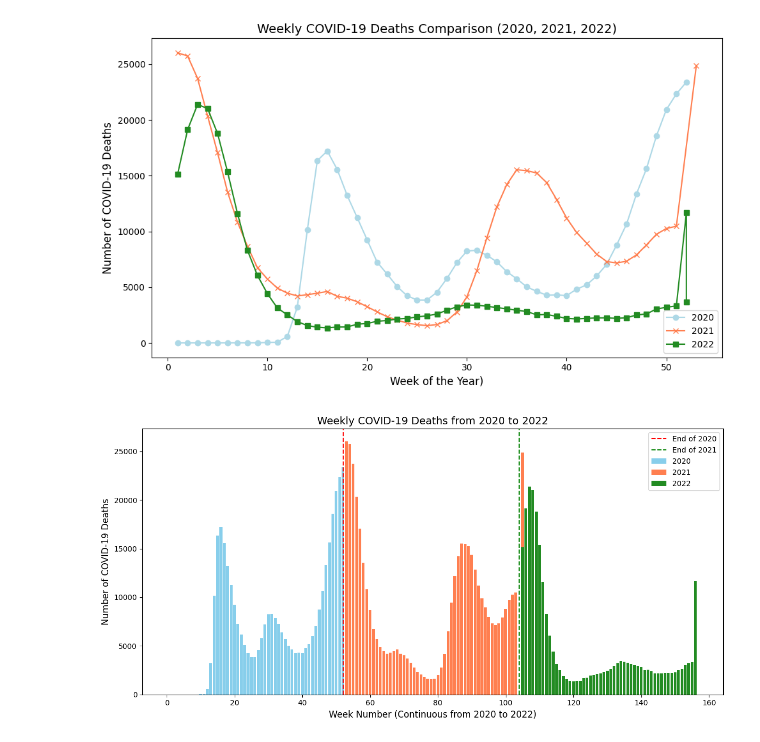
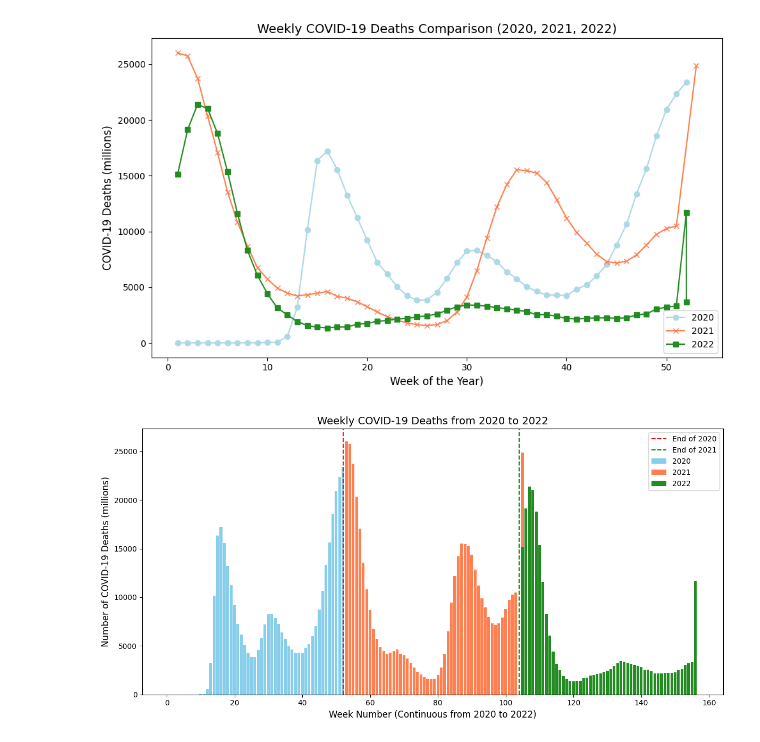
Before and after one commit to carolinehagood/covid-project, a Jupyter notebook: Cleaning_Covid_Death_Data.ipynb, the cells around one changed output. Cells and saved outputs as stored; diff of their text form; code cells hidden in the pictures.

```diff
--- a/Cleaning_Covid_Death_Data.ipynb
+++ b/Cleaning_Covid_Death_Data.ipynb
@@ -262,32 +258,32 @@ plt.figure(figsize=(12, 6))
 # Plot the data for 2020
 plt.bar(df_all[df_all['Year'] == 2020]['Week_Number'],
         df_all[df_all['Year'] == 2020]['COVID-19 Deaths'],
         color='skyblue', label='2020')
 
 # Plot the data for 2021
 plt.bar(df_all[df_all['Year'] == 2021]['Week_Number'],
         df_all[df_all['Year'] == 2021]['COVID-19 Deaths'],
         color='coral', label='2021')
 
 # Plot the data for 2022
 plt.bar(df_all[df_all['Year'] == 2022]['Week_Number'],
         df_all[df_all['Year'] == 2022]['COVID-19 Deaths'],
         color='forestgreen', label='2022')
 
 # Add vertical lines to indicate year changes
 plt.axvline(x=52, color='red', linestyle='--', label='End of 2020')
 plt.axvline(x=104, color='green', linestyle='--', label='End of 2021')
 
 # Add titles and labels
 plt.title('Weekly COVID-19 Deaths from 2020 to 2022', fontsize=14)
 plt.xlabel('Week Number (Continuous from 2020 to 2022)', fontsize=12)
-plt.ylabel('Number of COVID-19 Deaths', fontsize=12)
+plt.ylabel('Number of COVID-19 Deaths (millions)', fontsize=12)
 
 # Add legend
 plt.legend()
 
 # Display the plot
 plt.tight_layout()
 plt.show()
 # %% [output]
-[figure, old version]
+[figure, new version]
```
Also changed, not shown: parts of 5 cells of this notebook.
